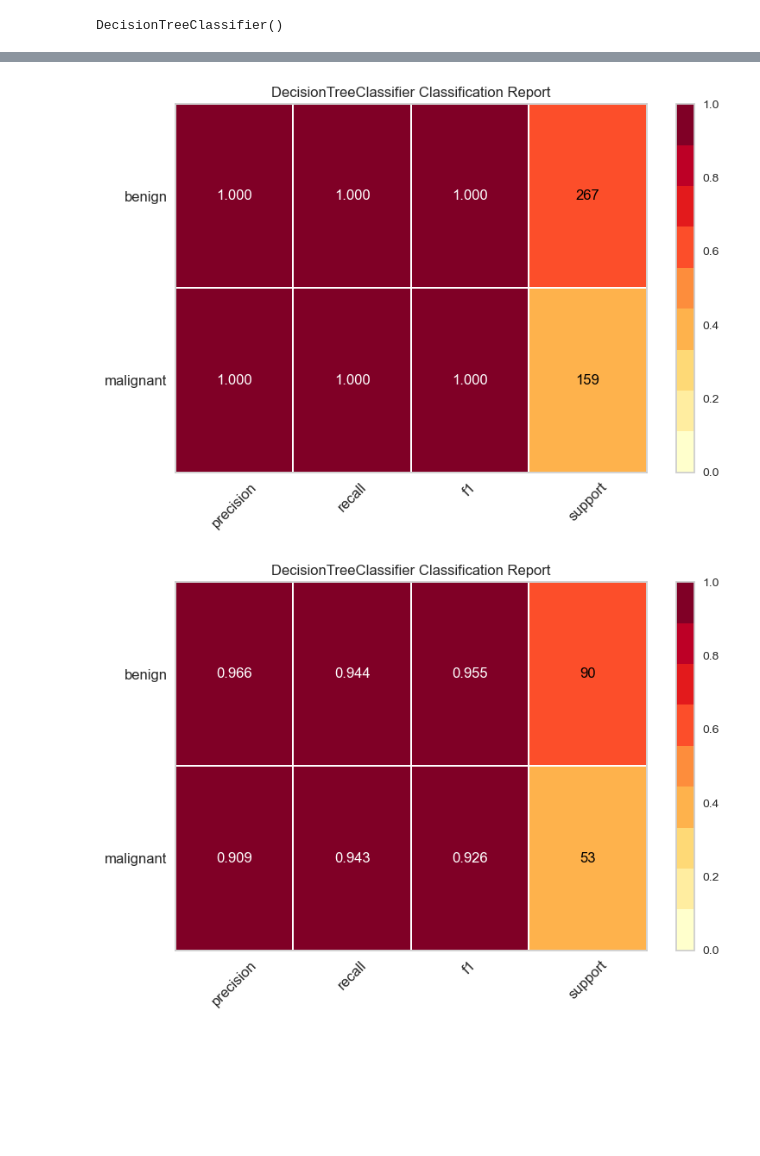
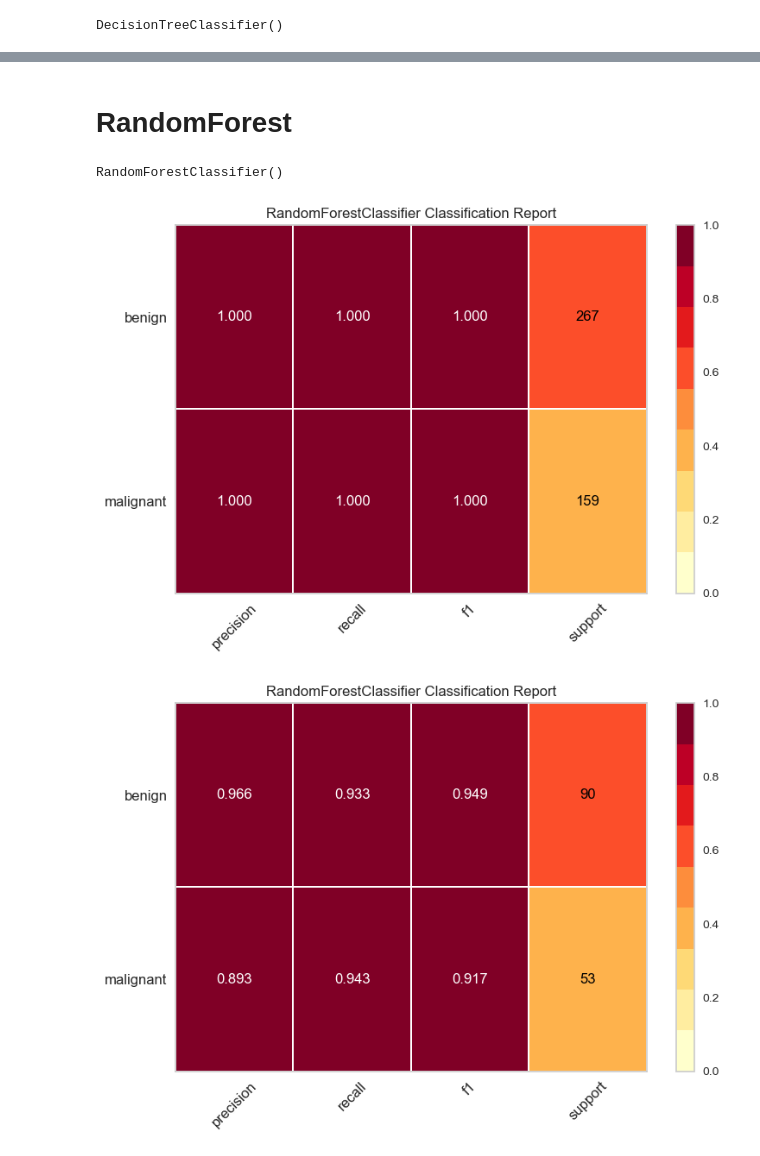
Before and after one commit to SlavaBogaj/Camp, a Jupyter notebook: Lesson10/Tree.ipynb, the cells around one changed output, grey strips where cells are left out. Saved outputs shown, nothing was run; the diff lists cells and outputs as text; code cells hidden in the pictures; blank space fills up the shorter version.

```diff
--- a/Lesson10/Tree.ipynb
+++ b/Lesson10/Tree.ipynb
@@ -134,13 +100,32 @@ def my_metrics_plot():
-# %%
-visualizer_train = ClassificationReport(clf, classes=cancer.target_names, support=True)
-visualizer_train.fit(X_train, y_train)
-visualizer_train.score(X_train, y_train)
-visualizer_train.poof()
-
-visualizer_test = ClassificationReport(clf, classes=cancer.target_names, support=True)
-visualizer_test.fit(X_test, y_test)
-visualizer_test.score(X_test, y_test)
-visualizer_test.poof();
-# %% [output]
-[figure, removed]
-[figure, removed]
+# %% [markdown]
+# RandomForest
+# %%
+from sklearn.ensemble import RandomForestClassifier
+
+clf_rn = RandomForestClassifier()
+clf_rn.fit(X_train, y_train)
+# %% [output]
+RandomForestClassifier()
+# %%
+visualizer_train = ClassificationReport(clf_rn, classes=cancer.target_names, support=True)
+visualizer_train.fit(X_train, y_train)
+visualizer_train.score(X_train, y_train)
+visualizer_train.poof()
+
+visualizer_test = ClassificationReport(clf_rn, classes=cancer.target_names, support=True)
+visualizer_test.fit(X_test, y_test)
+visualizer_test.score(X_test, y_test)
+visualizer_test.poof();
+
+roc_auc_visualizer = ROCAUC(clf_rn, classes=cancer['target_names'])
+roc_auc_visualizer.fit(X_train, y_train)
+roc_auc_visualizer.score(X_test, y_test)
+roc_auc_visualizer.show()
+
+pr_auc_visualizer = PrecisionRecallCurve(clf_rn, classes=cancer['target_names'])
+pr_auc_visualizer.fit(X_train, y_train)
+pr_auc_visualizer.score(X_test, y_test)
+pr_auc_visualizer.show();
+# %% [output]
+[figure, added]
+[figure, added]
```
Also changed, not shown: parts of 18 cells of this notebook.
